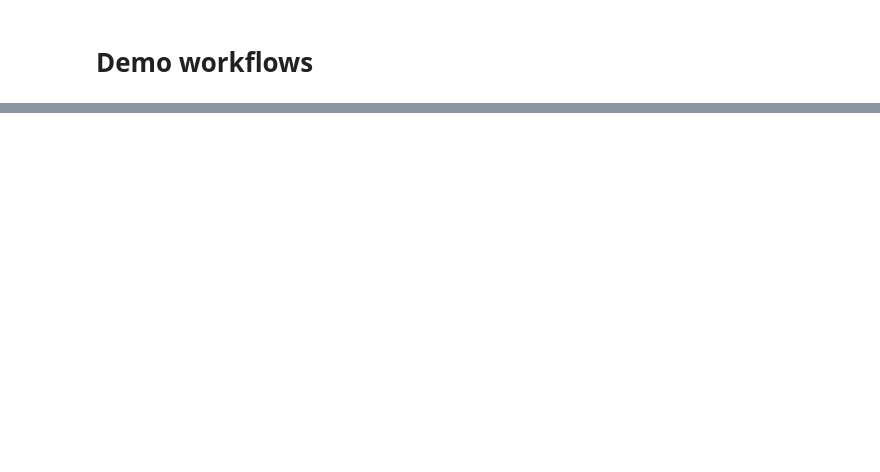
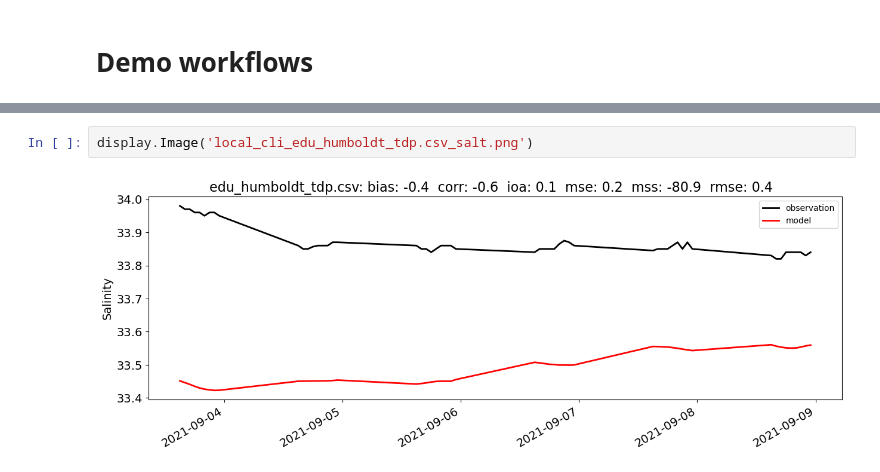
Before and after one commit to axiom-data-science/ocean-model-skill-assessor, a Jupyter notebook: notebooks/Demo_workflows.ipynb, the cells around one changed output, grey strips where cells are left out. Saved outputs shown, nothing was run; the diff lists cells and outputs as text; blank space fills up the shorter version.

```diff
--- a/notebooks/Demo_workflows.ipynb
+++ b/notebooks/Demo_workflows.ipynb
@@ -174,0 +202,4 @@ No dataset_ids found. Try a different search.
+# %%
+display.Image('local_cli_edu_humboldt_tdp.csv_salt.png')
+# %% [output]
+[figure, added]
```
Also changed, not shown: parts of 35 cells of this notebook, 8 other files.
